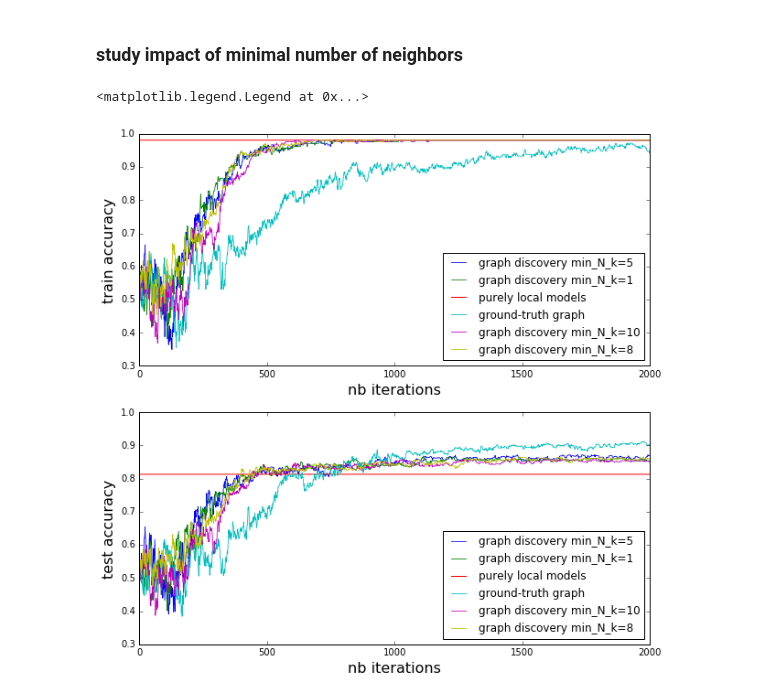
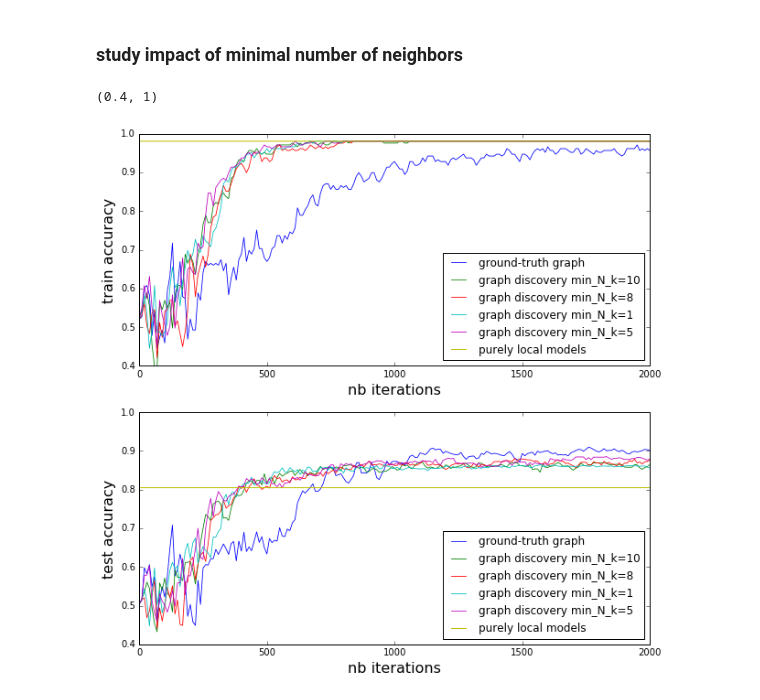
Before and after one commit to vzantedeschi/Dada, a Jupyter notebook: notebooks/Moons-20users.ipynb, the cells around one changed output. Drawn from its saved outputs; the diff is of its cells as text; code cells hidden in the pictures.

```diff
--- a/notebooks/Moons-20users.ipynb
+++ b/notebooks/Moons-20users.ipynb
@@ -115,7 +118,7 @@ plt.ylabel('loss', fontsize=16)
 
 for k, r_list in results.items():
     try:
-        plt.plot(range(len(r_list)), [r['loss'] for r in r_list], label='{}'.format(k))
+        plt.plot([i*10 for i in range(len(r_list))], [r['loss'] for r in r_list], label='{}'.format(k), color=colors[k])
     except:
         pass
 
@@ -163,7 +167,7 @@ callbacks = {
 min_k = 8
 results_gd = {}
 
-results_gd["ground-truth graph"] = results["regularized"]
+results_gd["ground-truth graph"] = results["Dada"]
 results_gd["purely local models"] = results["purely local models"]
 
 # initialize with local models
@@ -171,7 +175,7 @@ init_w = graph_discovery_sparse(local_nodes, min_k)
 for p in [200, 800, 1400]:
 
     gd_nodes = deepcopy(nodes)
-    results_gd["graph discovery t_w={}".format(p)] = gd_reg_local_FW(gd_nodes, base_clfs, init_w, gd_method={"name":"laplacian", "pace_gd": p, "args":(min_k)}, beta=BETA, mu=0.1, reset_step=False, nb_iter=2000, callbacks=callbacks)
+    results_gd["graph discovery t_w={}".format(p)] = gd_reg_local_FW(gd_nodes, base_clfs, init_w, gd_method={"name":"laplacian", "pace_gd": p, "args":(min_k)}, beta=BETA, mu=0.1, reset_step=False, nb_iter=2000, callbacks=callbacks, checkevery=10)
 # %%
 max_iter = 2000
 NB_ITER = 2000
@@ -181,10 +185,11 @@ plt.subplot(211)
 plt.xlabel('nb iterations', fontsize=16)
 plt.ylabel('train accuracy', fontsize=16)
 plt.xlim(0, max_iter)
+plt.ylim(0.4, 1)
 
 for k, r_list in results_gd.items():
     try:
-        plt.plot(range(len(r_list)), [r['accuracy'][0] for r in r_list], label='{}'.format(k))
+        plt.plot([i*10 for i in range(len(r_list))], [r['accuracy'][0] for r in r_list], label='{}'.format(k))
     except:
         plt.plot(range(NB_ITER+1), [r_list[0]]*(NB_ITER+1), label='{}'.format(k))
 
@@ -194,10 +199,11 @@ plt.subplot(212)
 plt.xlabel('nb iterations', fontsize=16)
 plt.ylabel('test accuracy', fontsize=16)
 plt.xlim(0, max_iter)
+plt.ylim(0.4, 1)
 
 for k, r_list in results_gd.items():
     try:
-        plt.plot(range(len(r_list)), [r['accuracy'][1] for r in r_list], label='{}'.format(k))
+        plt.plot([i*10 for i in range(len(r_list))], [r['accuracy'][1] for r in r_list], label='{}'.format(k))
     except:
         plt.plot(range(NB_ITER+1), [r_list[1]]*(NB_ITER+1), label='{}'.format(k))
 
@@ -211,8 +217,8 @@ plt.legend(loc='lower right')
 # different minimal number of neighbors
 results_gd_nei = {}
 
-results_gd_nei["graph discovery min_N_k={}".format(max_k)] = results_gd["graph discovery t_w=800"]
-results_gd_nei["ground-truth graph"] = results["regularized"]
+results_gd_nei["graph discovery min_N_k={}".format(min_k)] = results_gd["graph discovery t_w=800"]
+results_gd_nei["ground-truth graph"] = results["Dada"]
 results_gd_nei["purely local models"] = results["purely local models"]
 # initialize with local models
 local_alphas = get_alphas(local_nodes)
@@ -220,37 +226,38 @@ local_alphas = get_alphas(local_nodes)
 for i in [1, 5, 10]:
 
     gd_nodes = deepcopy(nodes)
-    results_gd_nei["graph discovery min_N_k={}".format(i)] = gd_reg_local_FW(gd_nodes, base_clfs, init_w, gd_method={"name":"laplacian", "pace_gd": 800, "args":(i)}, beta=BETA, mu=0.1, reset_step=False, nb_iter=2000, callbacks=callbacks)
+    results_gd_nei["graph discovery min_N_k={}".format(i)] = gd_reg_local_FW(gd_nodes, base_clfs, init_w, gd_method={"name":"laplacian", "pace_gd": 800, "args":(i)}, beta=BETA, mu=0.1, reset_step=False, nb_iter=2000, callbacks=callbacks, checkevery=10)
 # %%
 max_iter = 2000
 max_k = 8
 plt.figure(1, figsize=(10, 10))
 
 plt.subplot(211)
 plt.xlabel('nb iterations', fontsize=16)
 plt.ylabel('train accuracy', fontsize=16)
 plt.xlim(0, max_iter)
-
+plt.ylim(0.4, 1)
 for k, r_list in results_gd_nei.items():
     try:
-        plt.plot(range(len(r_list)), [r['accuracy'][0] for r in r_list], label='{}'.format(k), linewidth=0.8)
+        plt.plot([i*10 for i in range(len(r_list))], [r['accuracy'][0] for r in r_list], label='{}'.format(k), linewidth=0.8)
     except:
         plt.plot(range(NB_ITER+1), [r_list[0]]*(NB_ITER+1), label='{}'.format(k))
 
 plt.legend(loc='lower right')
 
 plt.subplot(212)
 plt.xlabel('nb iterations', fontsize=16)
 plt.ylabel('test accuracy', fontsize=16)
 plt.xlim(0, max_iter)
 
 for k, r_list in results_gd_nei.items():
     try:
-        plt.plot(range(len(r_list)), [r['accuracy'][1] for r in r_list], label='{}'.format(k), linewidth=0.8)
+        plt.plot([i*10 for i in range(len(r_list))], [r['accuracy'][1] for r in r_list], label='{}'.format(k), linewidth=0.8)
     except:
         plt.plot(range(NB_ITER+1), [r_list[1]]*(NB_ITER+1), label='{}'.format(k))
 
 plt.legend(loc='lower right')
+plt.ylim(0.4, 1)
 # %% [output]
-<matplotlib.legend.Legend at 0x...>
+(0.4, 1)
-[figure, old version]
+[figure, new version]
```
Also changed, not shown: parts of 7 cells of this notebook, 1 other file.
